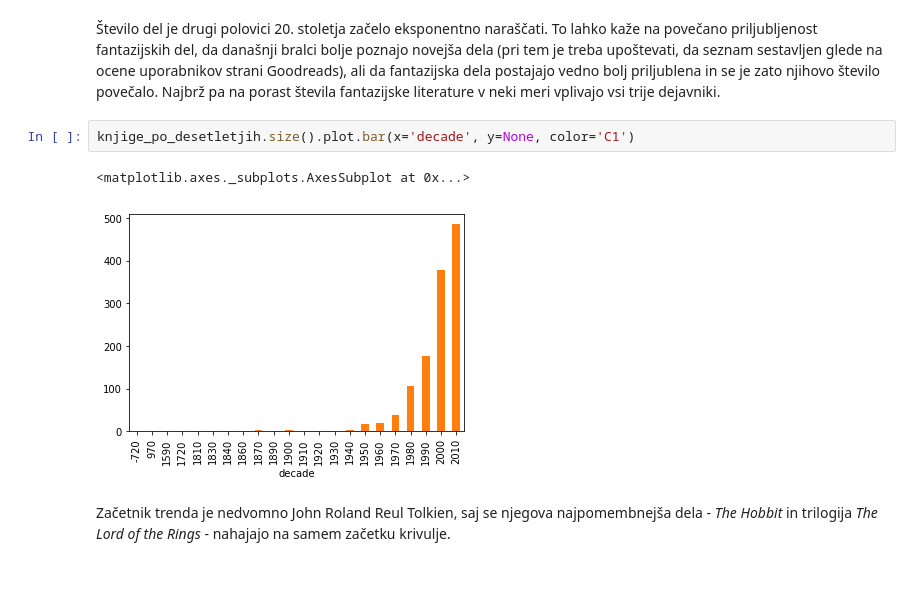
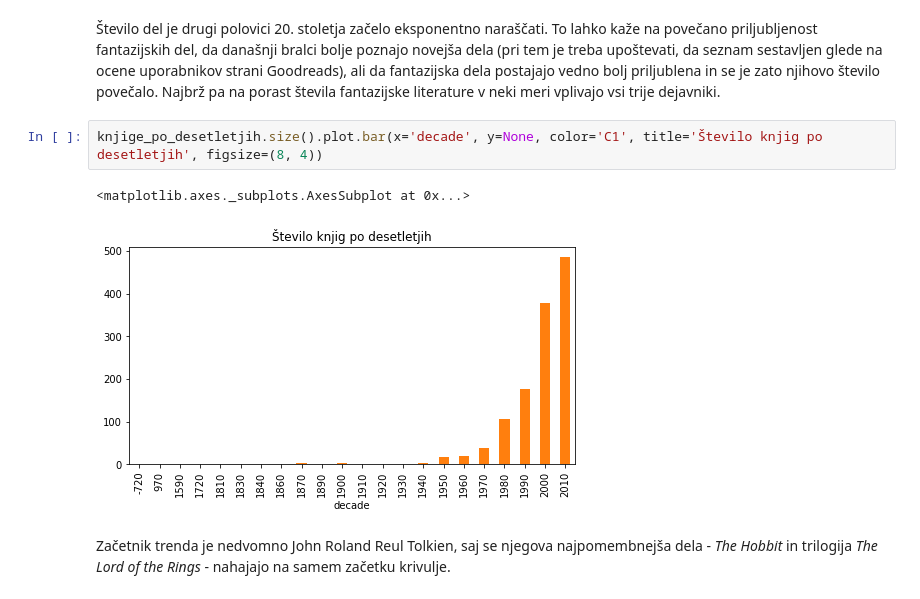
Before and after one commit to nikerzetic/programiranje-1-projektna-naloga, a Jupyter notebook: data_analysis.ipynb, the cells around one changed output. Drawn from its saved outputs; the diff is of its cells as text.

```diff
--- a/data_analysis.ipynb
+++ b/data_analysis.ipynb
@@ -169,10 +173,10 @@ povprecja_desetletij
 # %% [markdown]
 Število del je drugi polovici 20. stoletja začelo eksponentno naraščati. To lahko kaže na povečano priljubljenost fantazijskih del, da današnji bralci bolje poznajo novejša dela (pri tem je treba upoštevati, da seznam sestavljen glede na ocene uporabnikov strani Goodreads), ali da fantazijska dela postajajo vedno bolj priljublena in se je zato njihovo število povečalo. Najbrž pa na porast števila fantazijske literature v neki meri vplivajo vsi trije dejavniki.
 # %%
-knjige_po_desetletjih.size().plot.bar(x='decade', y=None, color='C1')
+knjige_po_desetletjih.size().plot.bar(x='decade', y=None, color='C1', title='Število knjig po desetletjih', figsize=(8, 4))
 # %% [output]
 <matplotlib.axes._subplots.AxesSubplot at 0x...>
-[figure, old version]
+[figure, new version]
 # %% [markdown]
 Začetnik trenda je nedvomno John Roland Reul Tolkien, saj se njegova najpomembnejša dela - *The Hobbit* in trilogija *The Lord of the Rings* - nahajajo na samem začetku krivulje.
 # %%
```
Also changed, not shown: parts of 23 cells of this notebook, 1 other file.
